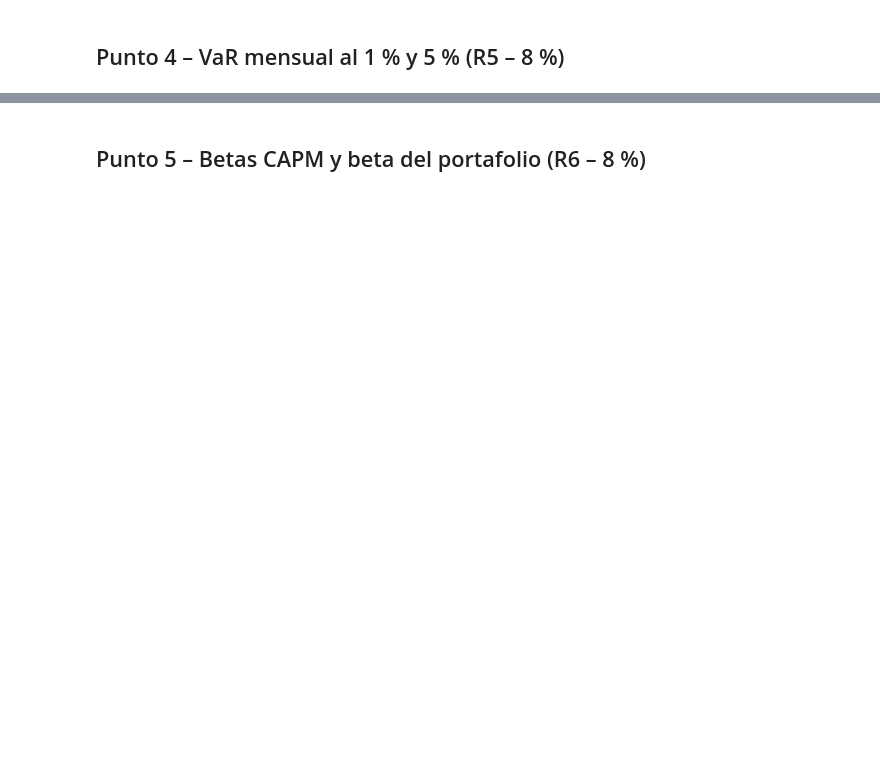
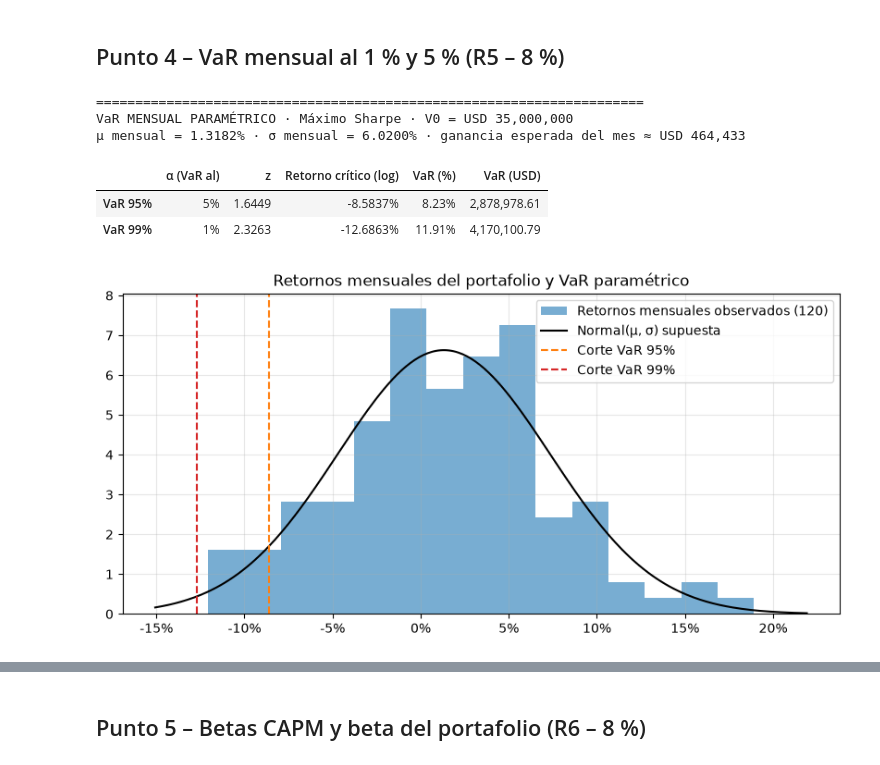
Before and after one commit to Juancho-00/laboratorio-2-derivados, a Jupyter notebook: notebooks/01_portafolio.ipynb, the cells around one changed output, grey strips where cells are left out. Drawn from its saved outputs; the diff is of its cells as text; code cells hidden in the pictures; blank space fills up the shorter version.

```diff
--- a/notebooks/01_portafolio.ipynb
+++ b/notebooks/01_portafolio.ipynb
@@ -178,2 +417,44 @@ Fuente: Yahoo Finance (consenso de EPS), consultado el 2026-11-01
 # %% [markdown]
 ## Punto 4 – VaR mensual al 1 % y 5 % (R5 – 8 %)
+# %%
+from scipy.stats import norm
+
+w_opt = msr.x                                      # pesos del Máximo Sharpe (40 / 45 / 15)
+V0 = CAPITAL                                       # valor inicial: USD 35,000,000
+rp_m = r_m[acc] @ w_opt                            # retorno log mensual del portafolio (120 meses)
+mu_m, sig_m = rp_m.mean(), rp_m.std()              # μ y σ mensuales del portafolio
+
+filas = {}
+for c in [0.95, 0.99]:                             # niveles de confianza
+    z = norm.ppf(c)                                # 1.645 y 2.326
+    r_crit = mu_m - z * sig_m                      # retorno crítico: peor caso al c %
+    filas[f"VaR {c:.0%}"] = {
+        "α (VaR al)": 1 - c, "z": z, "Retorno crítico (log)": r_crit,
+        "VaR (%)": 1 - np.exp(r_crit),             # pérdida porcentual: 1 − e^(r*)
+        "VaR (USD)": V0 * (1 - np.exp(r_crit)),    # pérdida en dólares sobre USD 35 M
+    }
+var_tab = pd.DataFrame(filas).T
+var_tab.to_csv(PROC / "var_mensual.csv")           # insumo de los Puntos 10 y 11
+
+print(f"{'=' * 70}\nVaR MENSUAL PARAMÉTRICO · Máximo Sharpe · V0 = USD {V0:,.0f}")
+print(f"μ mensual = {mu_m:.4%} · σ mensual = {sig_m:.4%} · ganancia esperada del mes ≈ USD {V0*(np.exp(mu_m)-1):,.0f}")
+display(var_tab.style.format({"α (VaR al)": "{:.0%}", "z": "{:.4f}", "Retorno crítico (log)": "{:.4%}",
+                              "VaR (%)": "{:.2%}", "VaR (USD)": "{:,.2f}"}))
+
+fig, ax = plt.subplots(figsize=(10, 4.5))          # distribución de retornos mensuales y cortes del VaR
+ax.hist(rp_m, bins=15, density=True, alpha=0.6, label="Retornos mensuales observados (120)")
+x = np.linspace(rp_m.min() - 0.03, rp_m.max() + 0.03, 300)
+ax.plot(x, norm.pdf(x, mu_m, sig_m), "k-", label="Normal(μ, σ) supuesta")
+for c, col in [(0.95, "tab:orange"), (0.99, "tab:red")]:
+    ax.axvline(filas[f"VaR {c:.0%}"]["Retorno crítico (log)"], color=col, ls="--", label=f"Corte VaR {c:.0%}")
+ax.xaxis.set_major_formatter(plt.FuncFormatter(lambda v, _: f"{v:.0%}"))
+ax.set_title("Retornos mensuales del portafolio y VaR paramétrico"); ax.legend(); ax.grid(alpha=0.3)
+fig.savefig("../outputs/figures/var_mensual.png", dpi=150, bbox_inches="tight"); plt.show()
+# %% [output]
+======================================================================
+VaR MENSUAL PARAMÉTRICO · Máximo Sharpe · V0 = USD 35,000,000
+μ mensual = 1.3182% · σ mensual = 6.0200% · ganancia esperada del mes ≈ USD 464,433
+|  | α (VaR al) | z | Retorno crítico (log) | VaR (%) | VaR (USD) |
+| VaR 95% | 5% | 1.6449 | -8.5837% | 8.23% | 2,878,978.61 |
+| VaR 99% | 1% | 2.3263 | -12.6863% | 11.91% | 4,170,100.79 |
+[figure, added]
```
Also changed, not shown: parts of 15 cells of this notebook, 13 other files.
